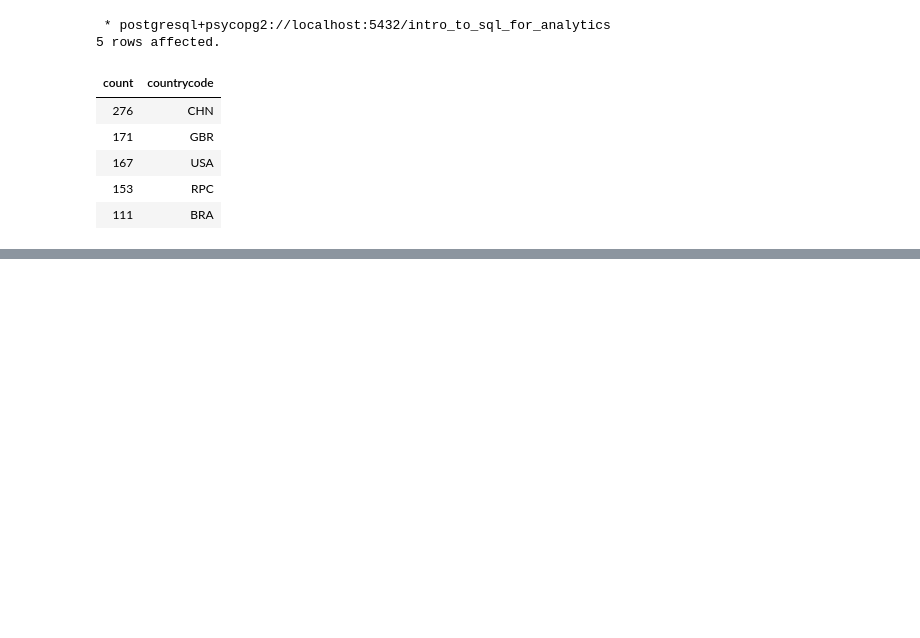
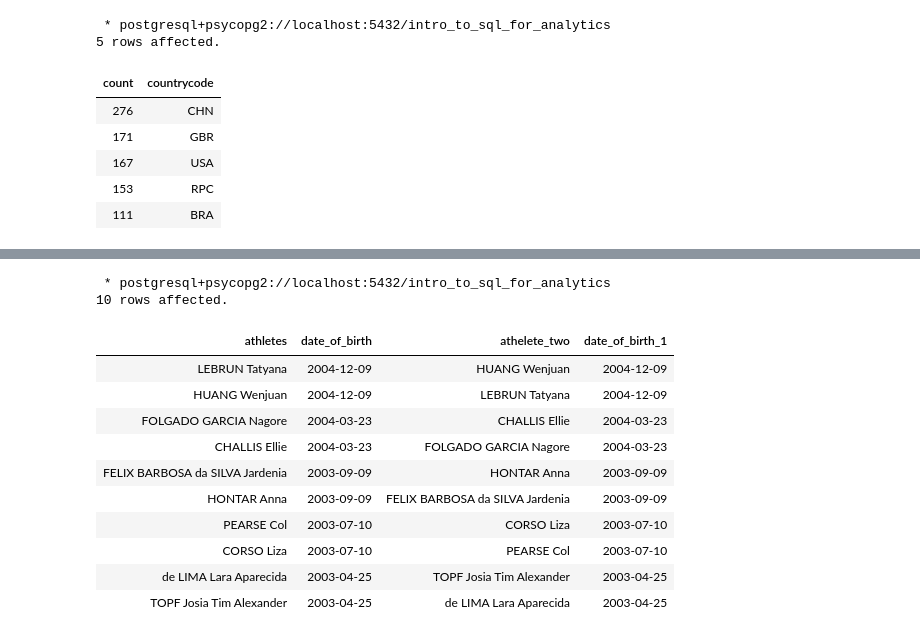
Before and after one commit to JakeOtto/more_sql, a Jupyter notebook: workings.ipynb, the cells around one changed output, grey strips where cells are left out. Drawn from its saved outputs; the diff is of its cells as text; code cells hidden in the pictures; blank space fills up the shorter version.

```diff
--- a/workings.ipynb
+++ b/workings.ipynb
@@ -250,0 +367,22 @@ SELECT
+# %%
+%%sql
+SELECT alias_a.name athletes, alias_a.date_of_birth, alias_b.name athelete_two, alias_b.date_of_birth
+FROM athletes alias_a INNER JOIN athletes alias_b
+ON alias_a.date_of_birth =  alias_b.date_of_birth
+WHERE alias_a.name != alias_b.name
+ORDER BY alias_a.date_of_birth DESC
+LIMIT 10
+# %% [output]
+ * postgresql+psycopg2://localhost:5432/intro_to_sql_for_analytics
+10 rows affected.
+| athletes | date_of_birth | athelete_two | date_of_birth_1 |
+| LEBRUN Tatyana | 2004-12-09 | HUANG Wenjuan | 2004-12-09 |
+| HUANG Wenjuan | 2004-12-09 | LEBRUN Tatyana | 2004-12-09 |
+| FOLGADO GARCIA Nagore | 2004-03-23 | CHALLIS Ellie | 2004-03-23 |
+| CHALLIS Ellie | 2004-03-23 | FOLGADO GARCIA Nagore | 2004-03-23 |
+| FELIX BARBOSA da SILVA Jardenia | 2003-09-09 | HONTAR Anna | 2003-09-09 |
+| HONTAR Anna | 2003-09-09 | FELIX BARBOSA da SILVA Jardenia | 2003-09-09 |
+| PEARSE Col | 2003-07-10 | CORSO Liza | 2003-07-10 |
+| CORSO Liza | 2003-07-10 | PEARSE Col | 2003-07-10 |
+| de LIMA Lara Aparecida | 2003-04-25 | TOPF Josia Tim Alexander | 2003-04-25 |
+| TOPF Josia Tim Alexander | 2003-04-25 | de LIMA Lara Aparecida | 2003-04-25 |
```
Also changed, not shown: parts of 14 cells of this notebook, 1 other file.
